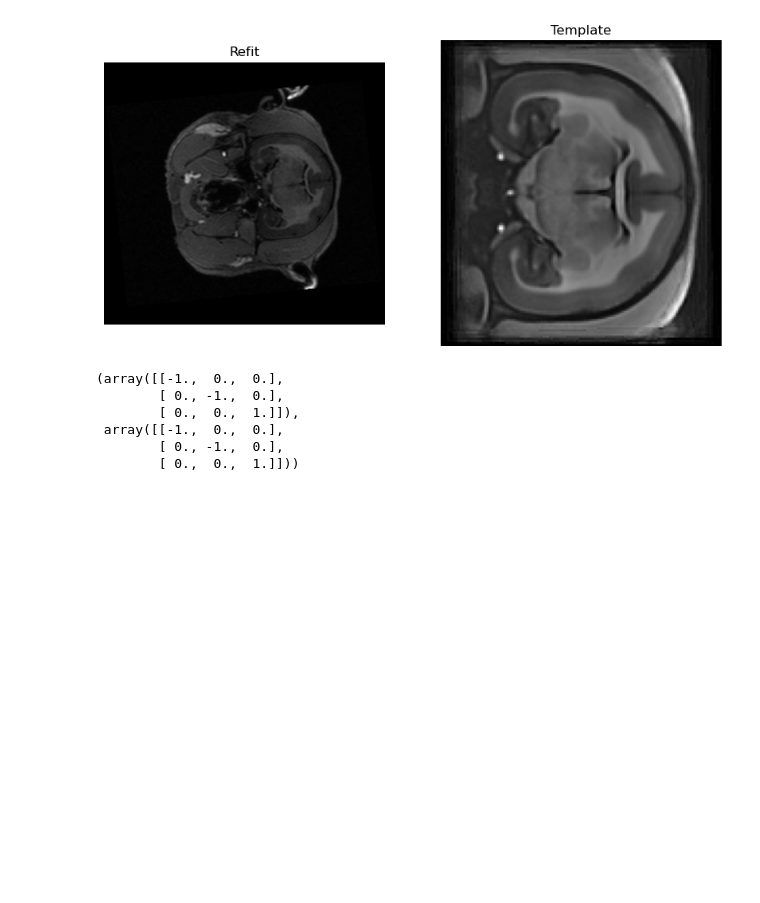
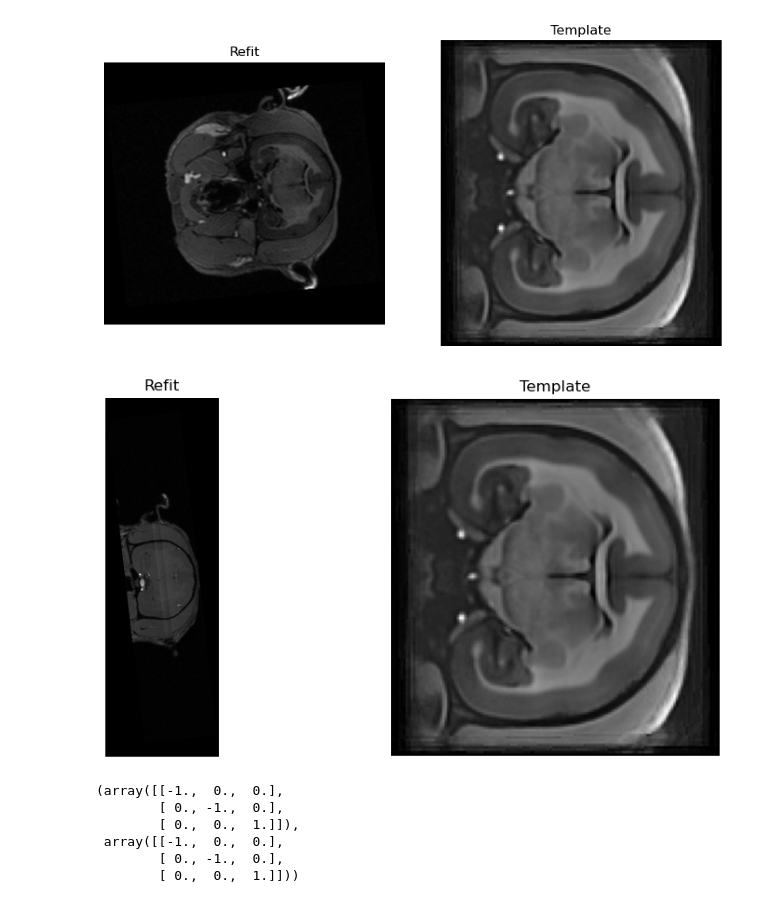
Before and after one commit to yibeichan/fUSi-workflow, a Jupyter notebook: code/test.ipynb, the cells around one changed output. Cells and saved outputs as stored; diff of their text form; code cells hidden in the pictures; blank space fills up the shorter version.

Commit message:
update code for angio proc

```diff
--- a/code/test.ipynb
+++ b/code/test.ipynb
@@ -1006,6 +1007,26 @@ plt.axis('off')
 plt.show()
 # %% [output]
 [figure]
+# %%
+refit_file = "/om/user/yibei/fUSi-workflow/output/Florian_preproc/afni/reorient_angio/angio_raw_deo_ryf_rf_rs.nii.gz"
+template_file = "/om/user/yibei/fUSi-workflow/data/template_T1w.nii.gz"
+
+refit = ants.image_read(refit_file)
+template = ants.image_read(template_file)
+
+# Display the middle slice of the original MRI and the aligned MRI
+plt.figure(figsize=(10, 5))
+plt.subplot(1, 2, 1)
+plt.imshow(refit.numpy()[:, refit.shape[1]//2, :], cmap='gray')
+plt.title('Refit')
+plt.axis('off')
+plt.subplot(1, 2, 2)
+plt.imshow(template.numpy()[:, template.shape[1]//2, :], cmap='gray')
+plt.title('Template')
+plt.axis('off')
+plt.show()
+# %% [output]
+[figure, added]
 # %%
 refit.direction, template.direction
 # %% [output]
```
Also changed, not shown: parts of 8 cells of this notebook, 3 other files.
